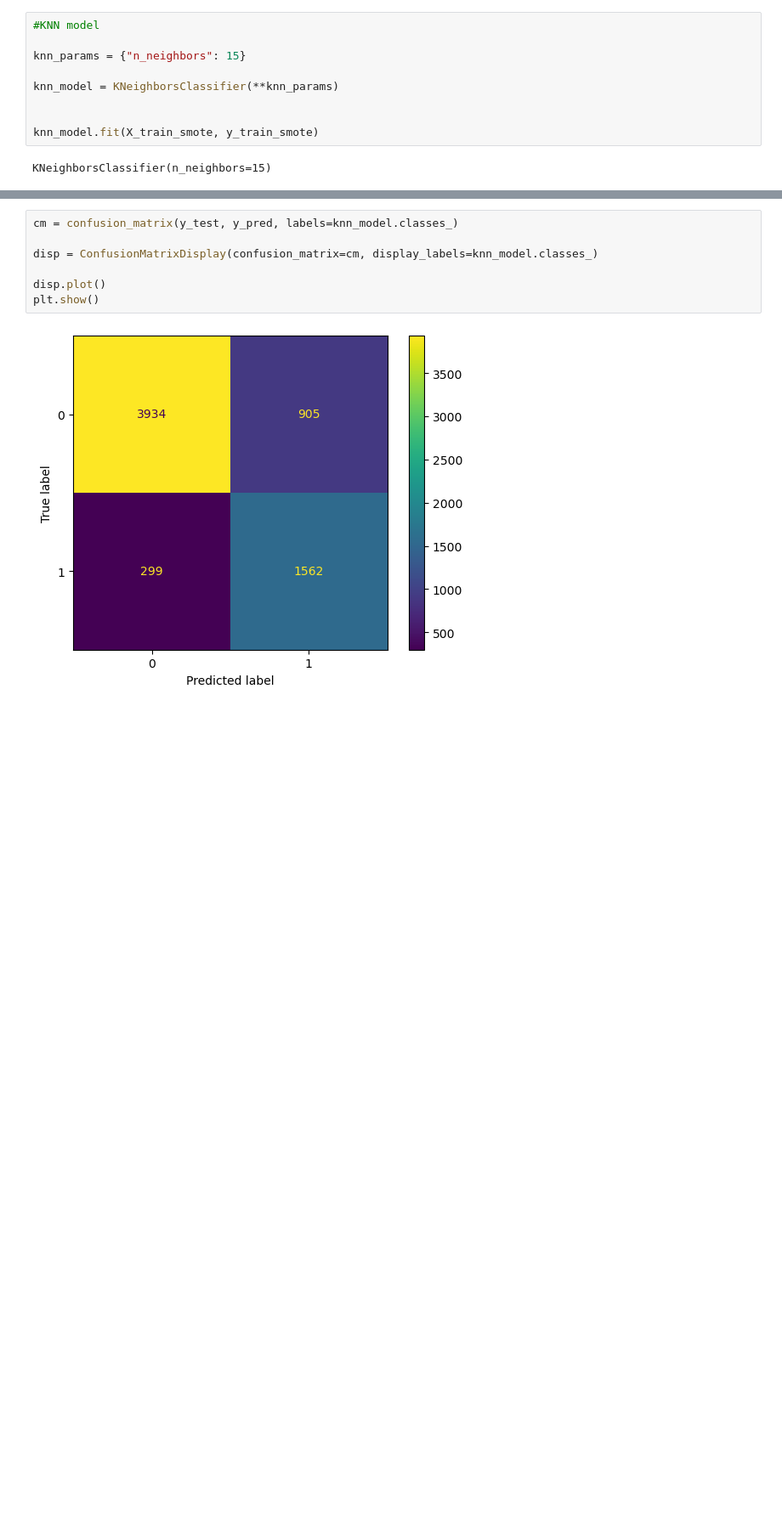
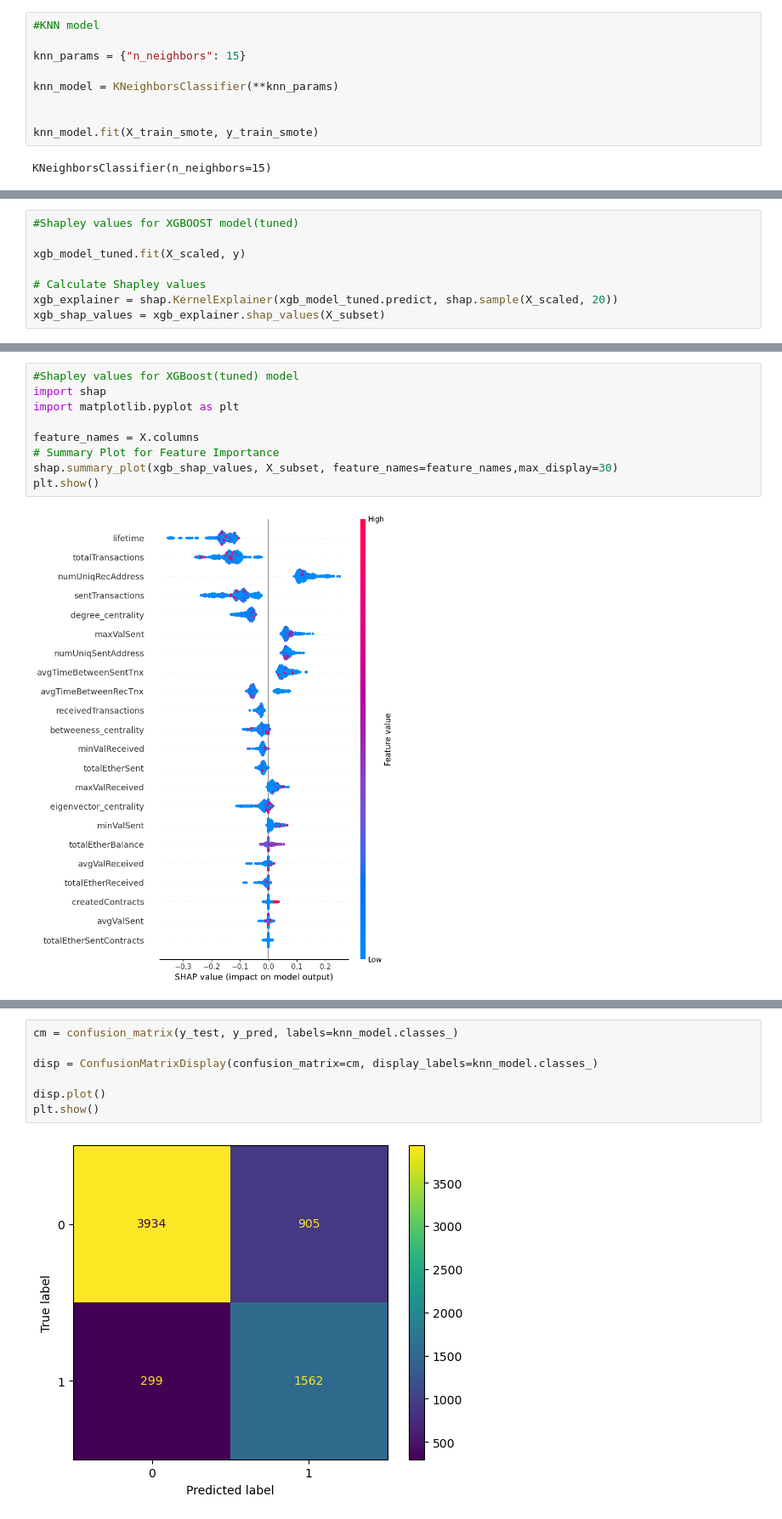
Before and after one commit to aanghs22/bt4012-group13, a Jupyter notebook: model-final.ipynb, the cells around one changed output, grey strips where cells are left out. Shown at 85% size. Cells and saved outputs as stored; diff of their text form; blank space fills up the shorter version.

```diff
--- a/model-final.ipynb
+++ b/model-final.ipynb
@@ -522,4 +573,12 @@ knn_model.fit(X_scaled, y)
 # Calculate Shapley values
 explainer = shap.KernelExplainer(knn_model.predict, shap.sample(X_scaled, 20))
 shap_values = explainer.shap_values(X_subset)
+# %%
+#Shapley values for XGBOOST model(tuned)
+
+xgb_model_tuned.fit(X_scaled, y)
+
+# Calculate Shapley values
+xgb_explainer = shap.KernelExplainer(xgb_model_tuned.predict, shap.sample(X_scaled, 20))
+xgb_shap_values = xgb_explainer.shap_values(X_subset)
 # %%
@@ -535 +595,12 @@ plt.show()
+# %%
+#Shapley values for XGBoost(tuned) model
+import shap
+import matplotlib.pyplot as plt
+
+feature_names = X.columns
+# Summary Plot for Feature Importance
+shap.summary_plot(xgb_shap_values, X_subset, feature_names=feature_names,max_display=30)
+plt.show()
+# %% [output]
+[figure, added]
 # %%
```
Also changed, not shown: parts of 15 cells of this notebook.
